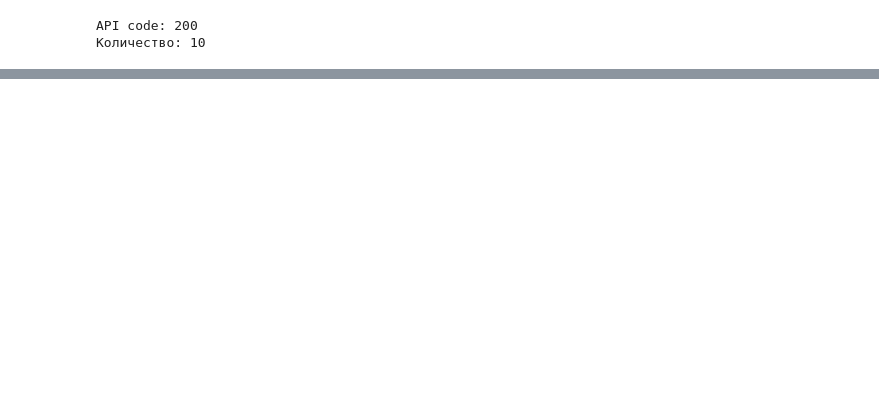
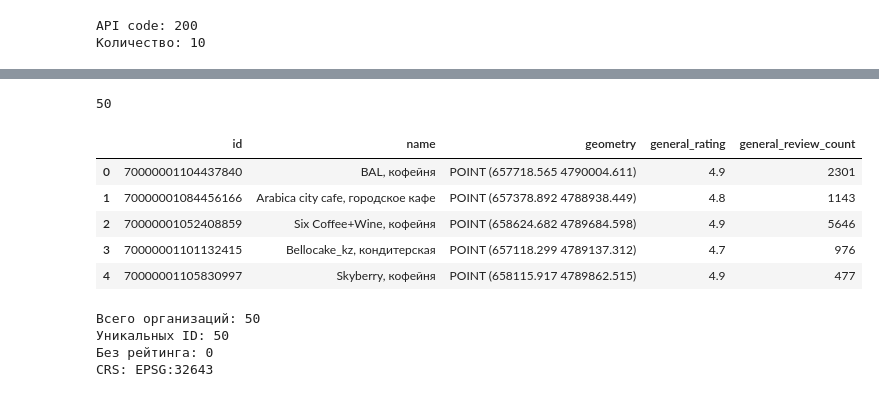
Before and after one commit to muenjmtst/business-location-ai, a Jupyter notebook: notebooks/03_2gis_data.ipynb, the cells around one changed output, grey strips where cells are left out. Drawn from its saved outputs; the diff is of its cells as text; code cells hidden in the pictures; blank space fills up the shorter version.

```diff
--- a/notebooks/03_2gis_data.ipynb
+++ b/notebooks/03_2gis_data.ipynb
@@ -215,0 +284,11 @@ for i in range(1,6):
+# %%
+unique_coffees = {}
+
+for item in all_items:
+    coffee_id = item['id']
+
+    unique_coffees[coffee_id] = item
+
+print("Всего записей:", len(all_items))
+print("Уникальных организаций:", len(unique_coffees))
+print("Дубликатов:", len(all_items) - len(unique_coffees))
@@ -215,0 +319,50 @@ for i in range(1,6):
+# %%
+
+unique_coffees_records = []
+
+for item in unique_coffees.values():
+    if 'point' in item:
+        longitude = item['point']['lon']
+        latitude = item['point']['lat']
+
+        reviews = item.get("reviews") or {}
+
+        unique_coffees_records.append({
+                    'id': item['id'],
+                    'name': item['name'],
+                    'geometry': Point(longitude, latitude),
+                    "general_rating": reviews.get("general_rating"),
+                    "general_review_count": reviews.get("general_review_count")
+                })
+
+
+print(len(unique_coffees_records))
+# %% [output]
+50
+# %%
+unique_coffee_gdf = gpd.GeoDataFrame(
+    unique_coffees_records,
+    geometry="geometry",
+    crs="EPSG:4326"
+).to_crs("EPSG:32643")
+
+
+
+unique_coffee_gdf.head()
+# %% [output]
+|  | id | name | geometry | general_rating | general_review_count |
+| 0 | 70000001104437840 | BAL, кофейня | POINT (657718.565 4790004.611) | 4.9 | 2301 |
+| 1 | 70000001084456166 | Arabica city cafe, городское кафе | POINT (657378.892 4788938.449) | 4.8 | 1143 |
+| 2 | 70000001052408859 | Six Coffee+Wine, кофейня | POINT (658624.682 4789684.598) | 4.9 | 5646 |
+| 3 | 70000001101132415 | Bellocake_kz, кондитерская | POINT (657118.299 4789137.312) | 4.7 | 976 |
+| 4 | 70000001105830997 | Skyberry, кофейня | POINT (658115.917 4789862.515) | 4.9 | 477 |
+# %%
+print("Всего организаций:", len(unique_coffee_gdf))
+print("Уникальных ID:", unique_coffee_gdf["id"].nunique())
+print("Без рейтинга:", unique_coffee_gdf["general_rating"].isna().sum())
+print("CRS:", unique_coffee_gdf.crs)
+# %% [output]
+Всего организаций: 50
+Уникальных ID: 50
+Без рейтинга: 0
+CRS: EPSG:32643
```
Also changed, not shown: parts of 50 cells of this notebook, 2 other files.
